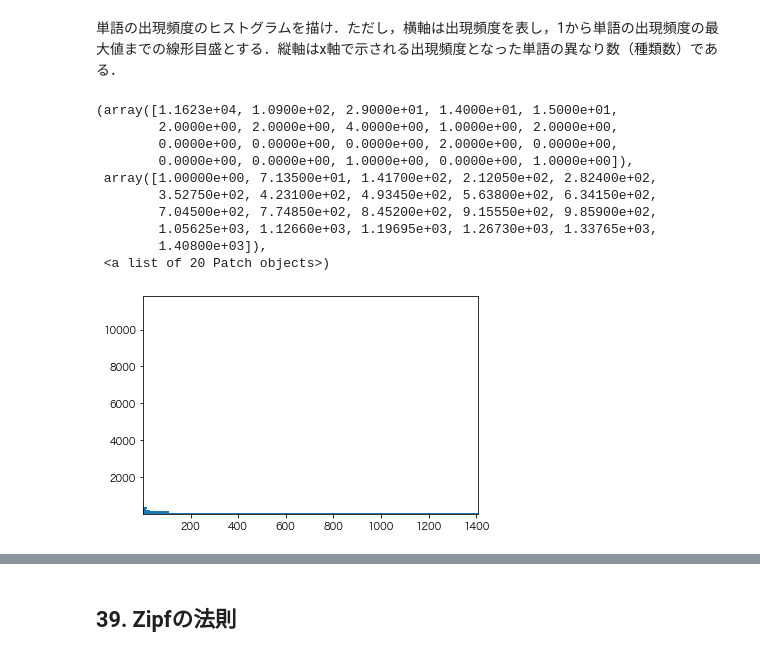
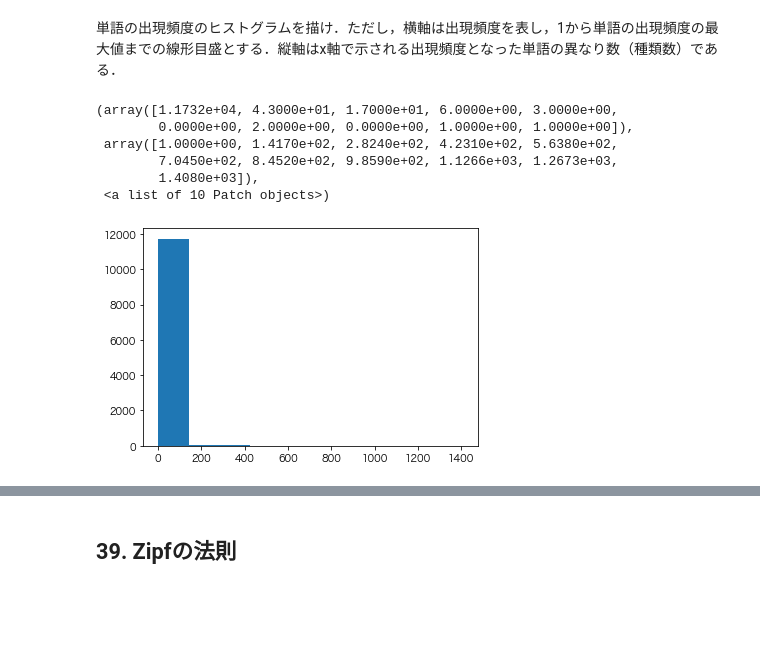
Before and after one commit to shinchu/nlp100, a Jupyter notebook: notebooks/nlp100_4.ipynb, the cells around one changed output, grey strips where cells are left out. Saved outputs shown, nothing was run; the diff lists cells and outputs as text; code cells hidden in the pictures; blank space fills up the shorter version.

```diff
--- a/notebooks/nlp100_4.ipynb
+++ b/notebooks/nlp100_4.ipynb
@@ -253,19 +253,13 @@ plt.bar(keys, values)
 ## 38. ヒストグラム
 # %% [markdown]
 単語の出現頻度のヒストグラムを描け．ただし，横軸は出現頻度を表し，1から単語の出現頻度の最大値までの線形目盛とする．縦軸はx軸で示される出現頻度となった単語の異なり数（種類数）である．
-# %%
-plt.xlim(1, counter.most_common(1)[0][1])
-plt.ylim(1, len(counter.keys()) + 1)
-plt.hist(counter.values(), bins=20, orientation="horizontal")
-# %% [output]
-(array([1.1623e+04, 1.0900e+02, 2.9000e+01, 1.4000e+01, 1.5000e+01,
-        2.0000e+00, 2.0000e+00, 4.0000e+00, 1.0000e+00, 2.0000e+00,
-        0.0000e+00, 0.0000e+00, 0.0000e+00, 2.0000e+00, 0.0000e+00,
-        0.0000e+00, 0.0000e+00, 1.0000e+00, 0.0000e+00, 1.0000e+00]),
- array([1.00000e+00, 7.13500e+01, 1.41700e+02, 2.12050e+02, 2.82400e+02,
-        3.52750e+02, 4.23100e+02, 4.93450e+02, 5.63800e+02, 6.34150e+02,
-        7.04500e+02, 7.74850e+02, 8.45200e+02, 9.15550e+02, 9.85900e+02,
-        1.05625e+03, 1.12660e+03, 1.19695e+03, 1.26730e+03, 1.33765e+03,
-        1.40800e+03]),
- <a list of 20 Patch objects>)
-[figure, removed]
+# %%
+plt.hist(counter.values(), range=(1, counter.most_common()[0][1]))
+# %% [output]
+(array([1.1732e+04, 4.3000e+01, 1.7000e+01, 6.0000e+00, 3.0000e+00,
+        0.0000e+00, 2.0000e+00, 0.0000e+00, 1.0000e+00, 1.0000e+00]),
+ array([1.0000e+00, 1.4170e+02, 2.8240e+02, 4.2310e+02, 5.6380e+02,
+        7.0450e+02, 8.4520e+02, 9.8590e+02, 1.1266e+03, 1.2673e+03,
+        1.4080e+03]),
+ <a list of 10 Patch objects>)
+[figure, added]
```
Also changed, not shown: parts of 5 cells of this notebook.
